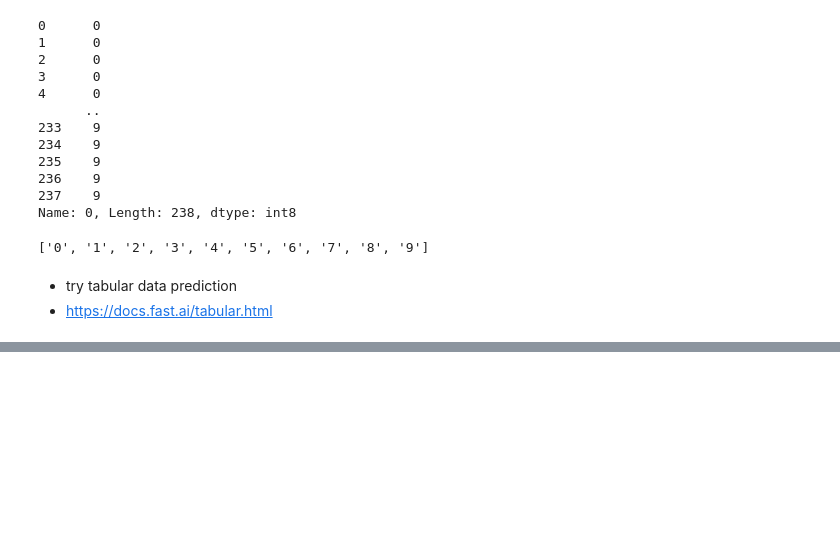
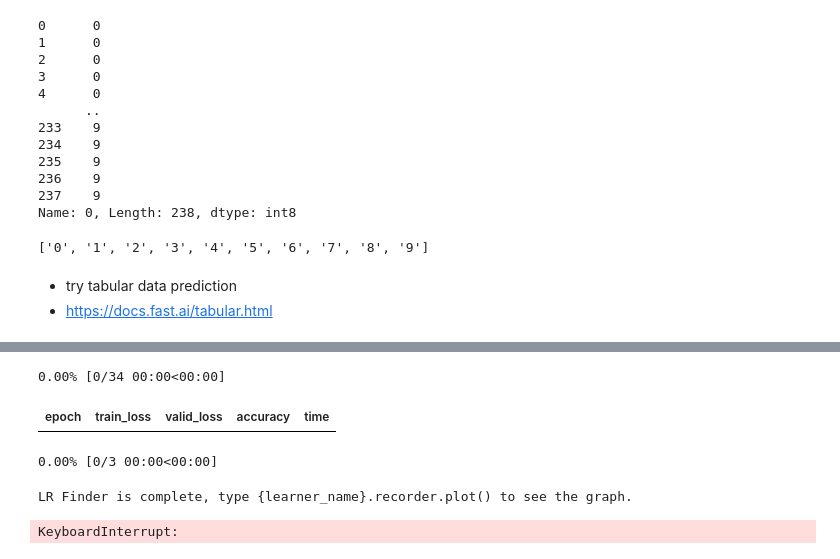
Before and after one commit to fun-personal-projects/thoughtsToText, a Jupyter notebook: main.ipynb, the cells around one changed output, grey strips where cells are left out. Saved outputs shown, nothing was run; the diff lists cells and outputs as text; code cells hidden in the pictures; blank space fills up the shorter version.

```diff
--- a/main.ipynb
+++ b/main.ipynb
@@ -419,0 +501,8 @@ cat_names = list('0123456789');cat_names
+# %%
+learn.lr_find()
+# %% [output]
+0.00% [0/34 00:00<00:00]
+| epoch | train_loss | valid_loss | accuracy | time |
+0.00% [0/3 00:00<00:00]
+LR Finder is complete, type {learner_name}.recorder.plot() to see the graph.
+KeyboardInterrupt:
```
Also changed, not shown: parts of 20 cells of this notebook, 2 other files.
